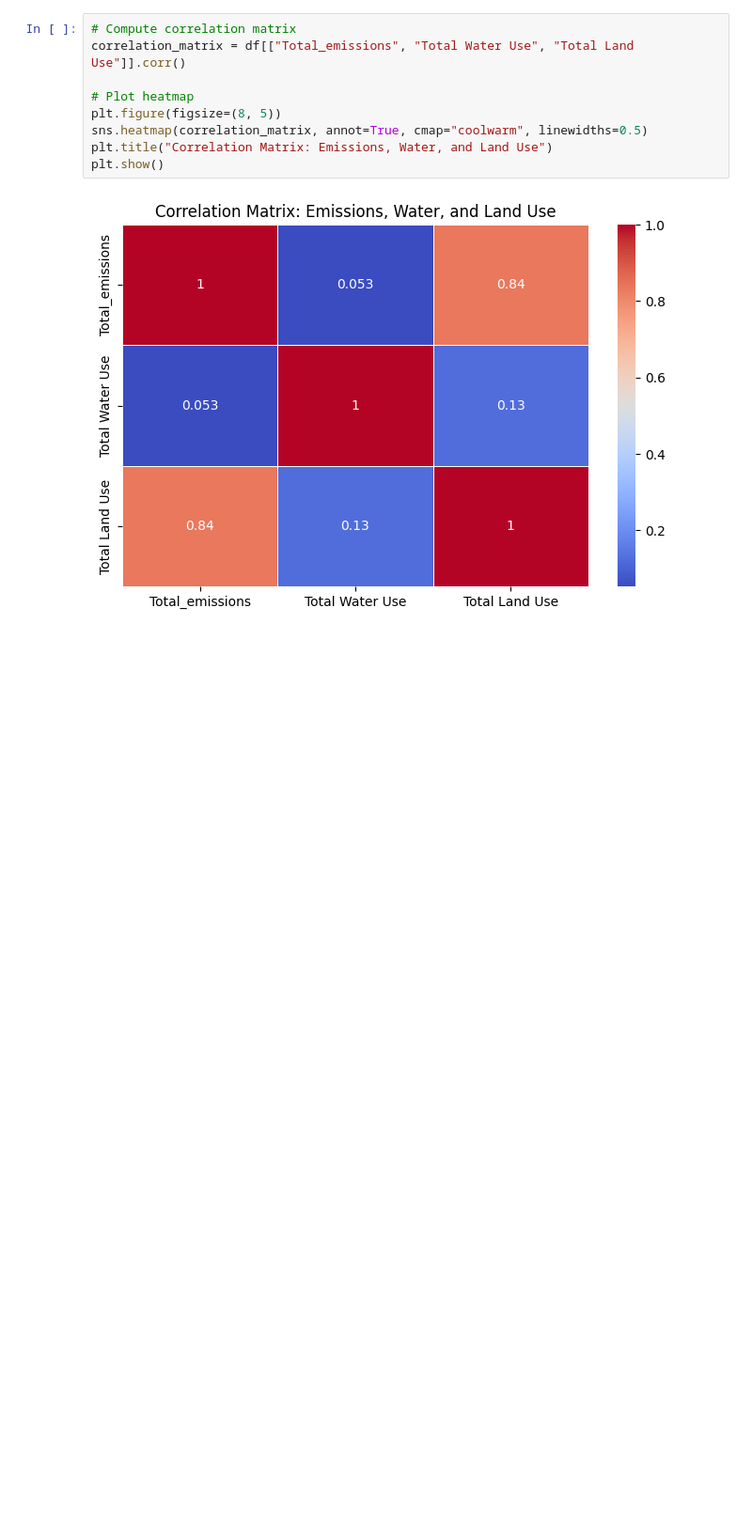
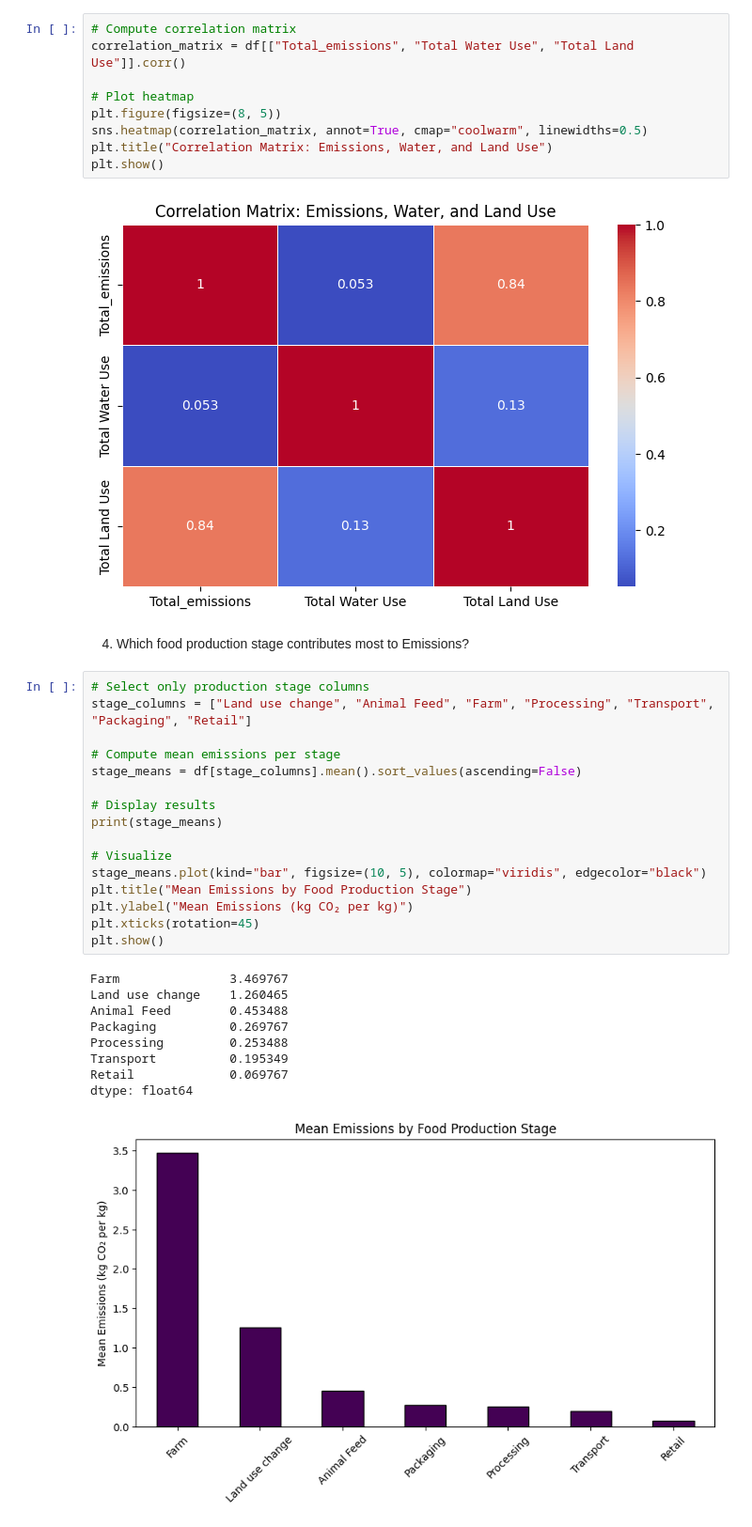
Before and after one commit to Victor-Osei/Environmental-Impact-of-Food-Production-Analysis, a Jupyter notebook: fpa.ipynb, the cells around one changed output. Shown at 94% size. Saved outputs shown, nothing was run; the diff lists cells and outputs as text; blank space fills up the shorter version.

```diff
--- a/fpa.ipynb
+++ b/fpa.ipynb
@@ -671,3 +671,31 @@ plt.title("Correlation Matrix: Emissions, Water, and Land Use")
 plt.show()
 # %% [output]
 [figure]
+# %% [markdown]
+4. Which food production stage contributes most to Emissions?
+# %%
+# Select only production stage columns
+stage_columns = ["Land use change", "Animal Feed", "Farm", "Processing", "Transport", "Packaging", "Retail"]
+
+# Compute mean emissions per stage
+stage_means = df[stage_columns].mean().sort_values(ascending=False)
+
+# Display results
+print(stage_means)
+
+# Visualize
+stage_means.plot(kind="bar", figsize=(10, 5), colormap="viridis", edgecolor="black")
+plt.title("Mean Emissions by Food Production Stage")
+plt.ylabel("Mean Emissions (kg CO₂ per kg)")
+plt.xticks(rotation=45)
+plt.show()
+# %% [output]
+Farm               3.469767
+Land use change    1.260465
+Animal Feed        0.453488
+Packaging          0.269767
+Processing         0.253488
+Transport          0.195349
+Retail             0.069767
+dtype: float64
+[figure, added]
```
